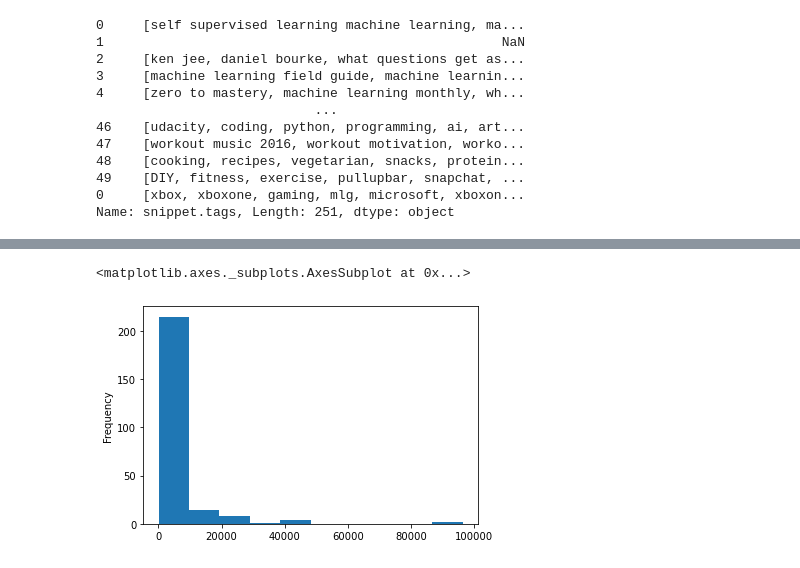
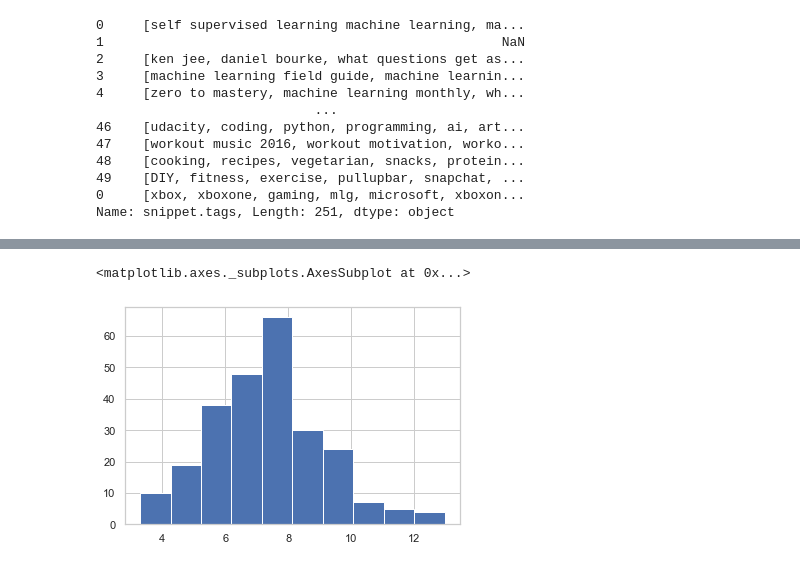
Before and after one commit to shivan-s/MrBourkeYoutubeStats, a Jupyter notebook: MrBourkeYoutubeStats.ipynb, the cells around one changed output, grey strips where cells are left out. Cells and saved outputs as stored; diff of their text form; code cells hidden in the pictures.

```diff
--- a/MrBourkeYoutubeStats.ipynb
+++ b/MrBourkeYoutubeStats.ipynb
@@ -141,5 +143,11 @@ df1 = df[['snippet.title', 'snippet.tags', 'contentDetails.duration',
        'statistics.viewCount', 'statistics.likeCount', 'statistics.dislikeCount',
         'statistics.commentCount', 'snippet.publishedAt']]
 #df1.ix['statistics.viewCount'] = df1['statistics.viewCount'].astype('int')
-df1.head()
+#df1.head()
+df1 = df1.astype({'statistics.viewCount': 'float'})
+df1 = df1.astype({'statistics.likeCount': 'float'})
+df1 = df1.astype({'statistics.dislikeCount': 'float'})
+df1 = df1.astype({'statistics.commentCount': 'float'})
+# df1.astype().dtypes
+df1.dtypes
 # %% [output]
@@ -209,7 +217,6 @@ MLtags = ['machine learning engineer', 'machine', 'machine learning', 'artifical
 # %%
 x = df1['statistics.viewCount']
-x = x.astype('int')
-x[x < 100000].plot.hist()
+np.log(x).hist()
 # %% [output]
 <matplotlib.axes._subplots.AxesSubplot at 0x...>
-[figure, old version]
+[figure, new version]
```
Also changed, not shown: parts of 15 cells of this notebook.
